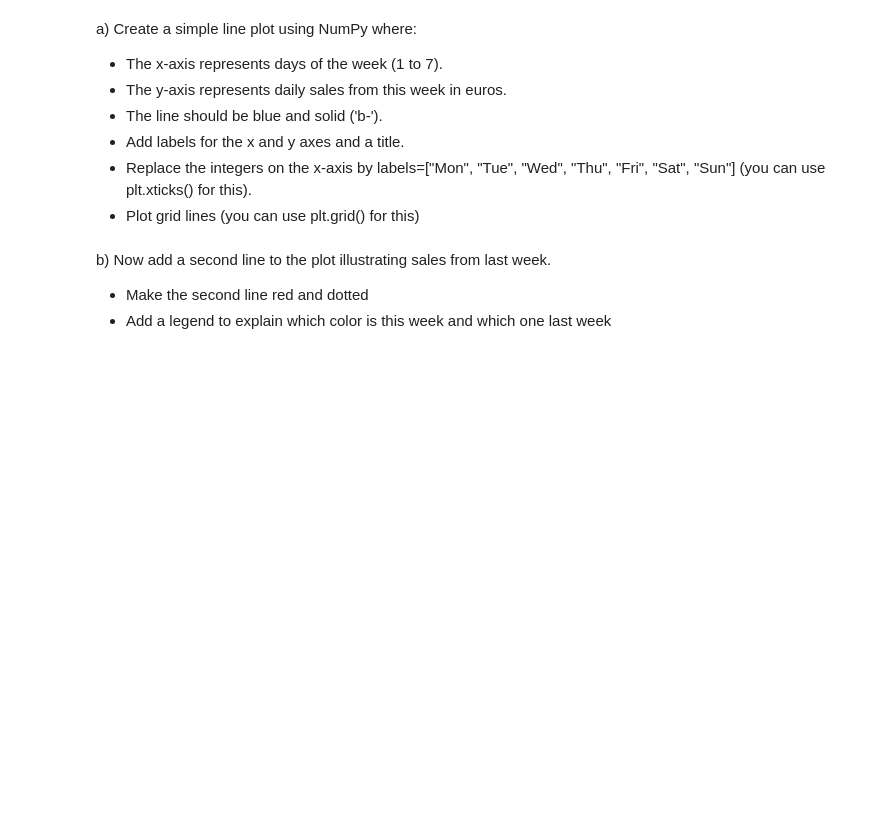
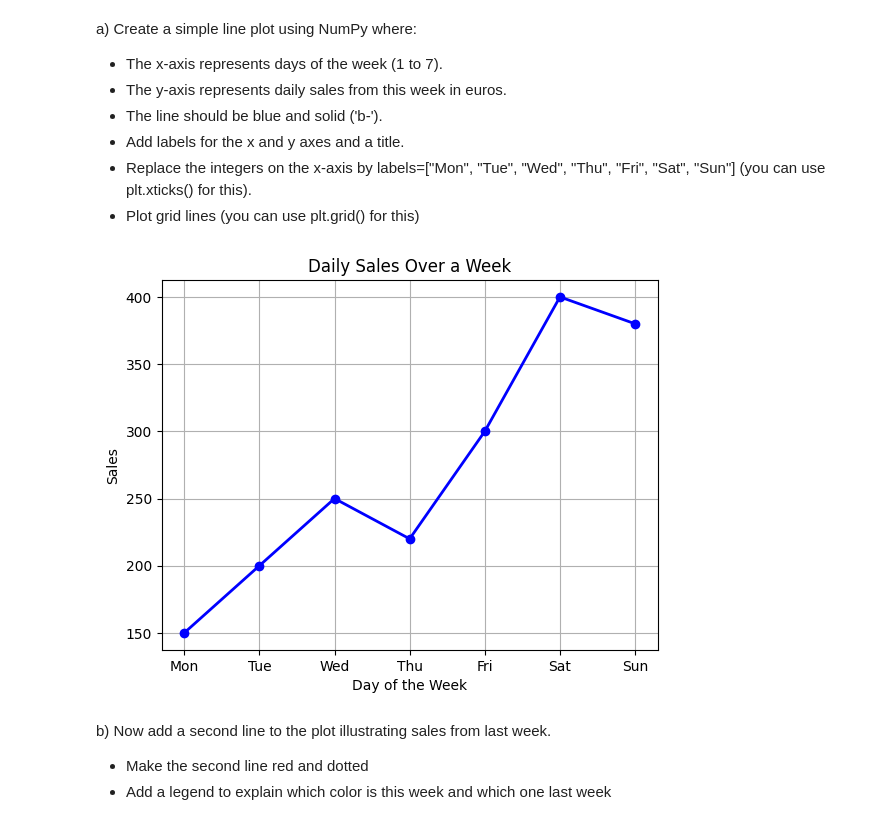
Before and after one commit to YuuneesIBH/KdG-DataScience2, a Jupyter notebook: Oefeningen/4- Matplotlib/04.01_EX.ipynb, the cells around one changed output. Drawn from its saved outputs; the diff is of its cells as text; code cells hidden in the pictures; blank space fills up the shorter version.

```diff
--- a/Oefeningen/4- Matplotlib/04.01_EX.ipynb
+++ b/Oefeningen/4- Matplotlib/04.01_EX.ipynb
@@ -19,6 +19,19 @@ a) Create a simple line plot using NumPy where:
 - Add labels for the x and y axes and a title.
 - Replace the integers on the x-axis by labels=["Mon", "Tue", "Wed", "Thu", "Fri", "Sat", "Sun"] (you can use plt.xticks() for this).
 - Plot grid lines (you can use plt.grid() for this)
+# %%
+#START_SOLUTION
+# Create line plot
+plt.plot(days, sales_this_week, 'b-', linewidth=2, marker='o')
+plt.xlabel("Day of the Week")
+plt.ylabel("Sales")
+plt.title("Daily Sales Over a Week")
+plt.xticks(days, labels=["Mon", "Tue", "Wed", "Thu", "Fri", "Sat", "Sun"])
+plt.grid(True)
+plt.show()
+#END_SOLUTION
+# %% [output]
+[figure, added]
 # %% [markdown]
 b) Now add a second line to the plot illustrating sales from last week.
 
```
Also changed, not shown: parts of 5 cells of this notebook, 14 other files.
